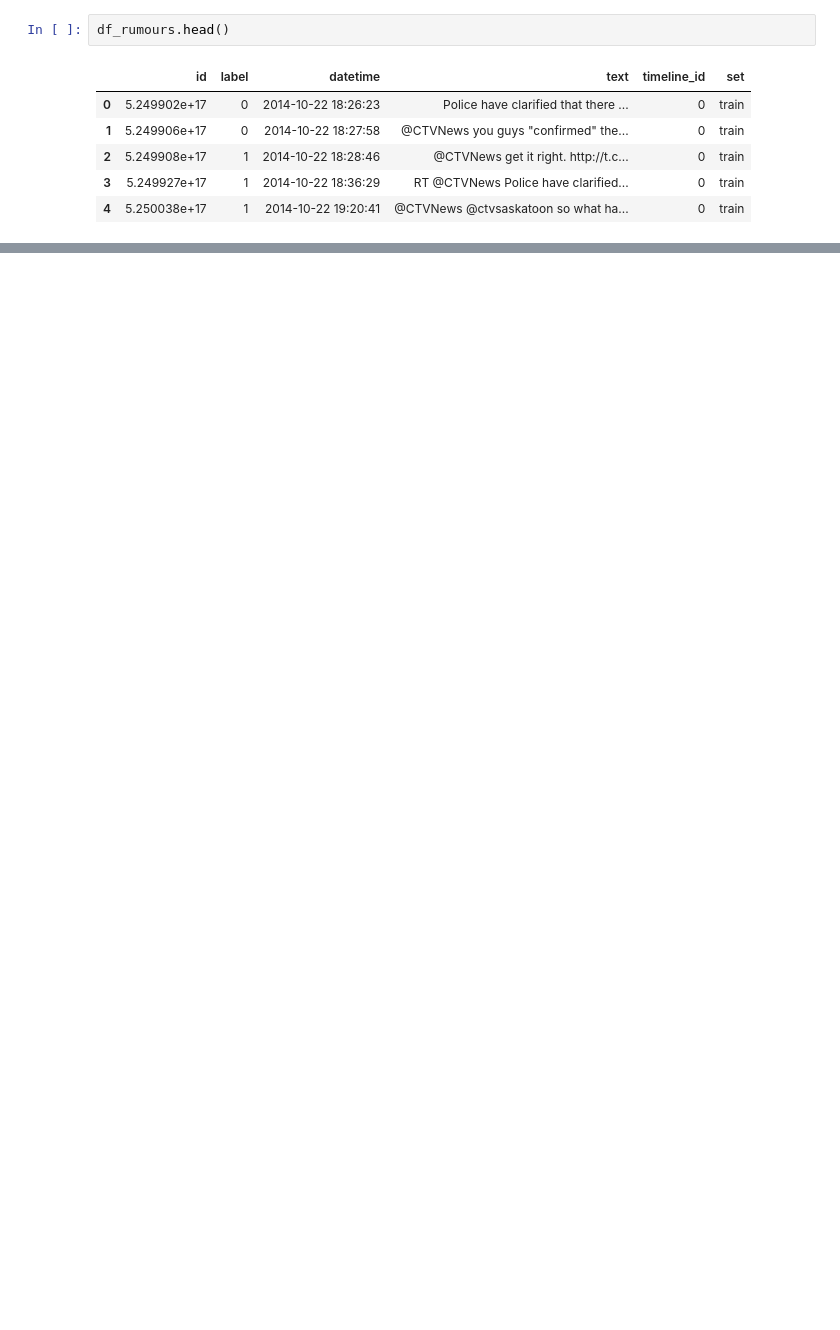
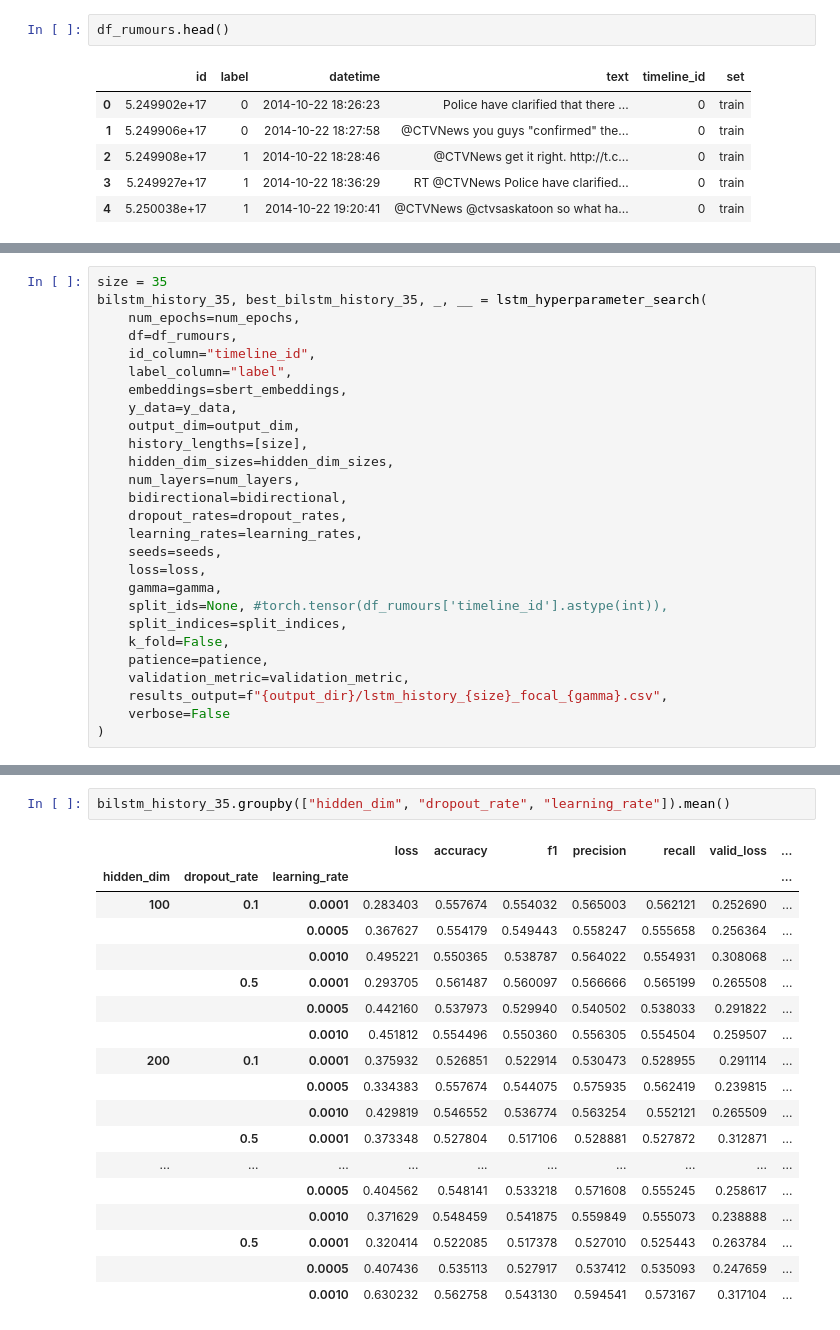
Before and after one commit to ttseriotou/sig-networks, a Jupyter notebook: notebooks/Rumours/rumours-baseline-bilstm.ipynb, the cells around one changed output, grey strips where cells are left out. Cells and saved outputs as stored; diff of their text form; blank space fills up the shorter version.

```diff
--- a/notebooks/Rumours/rumours-baseline-bilstm.ipynb
+++ b/notebooks/Rumours/rumours-baseline-bilstm.ipynb
@@ -132,0 +257,27 @@ array([0.53310587, 0.5369359 ])
+# %%
+size = 35
+bilstm_history_35, best_bilstm_history_35, _, __ = lstm_hyperparameter_search(
+    num_epochs=num_epochs,
+    df=df_rumours,
+    id_column="timeline_id",
+    label_column="label",
+    embeddings=sbert_embeddings,
+    y_data=y_data,
+    output_dim=output_dim,
+    history_lengths=[size],
+    hidden_dim_sizes=hidden_dim_sizes,
+    num_layers=num_layers,
+    bidirectional=bidirectional,
+    dropout_rates=dropout_rates,
+    learning_rates=learning_rates,
+    seeds=seeds,
+    loss=loss,
+    gamma=gamma,
+    split_ids=None, #torch.tensor(df_rumours['timeline_id'].astype(int)),
+    split_indices=split_indices,
+    k_fold=False,
+    patience=patience,
+    validation_metric=validation_metric,
+    results_output=f"{output_dir}/lstm_history_{size}_focal_{gamma}.csv",
+    verbose=False
+)
@@ -132,0 +294,21 @@ array([0.53310587, 0.5369359 ])
+# %%
+bilstm_history_35.groupby(["hidden_dim", "dropout_rate", "learning_rate"]).mean()
+# %% [output]
+|  |  |  | loss | accuracy | f1 | precision | recall | valid_loss | ... |
+| hidden_dim | dropout_rate | learning_rate |  |  |  |  |  |  | ... |
+| 100 | 0.1 | 0.0001 | 0.283403 | 0.557674 | 0.554032 | 0.565003 | 0.562121 | 0.252690 | ... |
+|  |  | 0.0005 | 0.367627 | 0.554179 | 0.549443 | 0.558247 | 0.555658 | 0.256364 | ... |
+|  |  | 0.0010 | 0.495221 | 0.550365 | 0.538787 | 0.564022 | 0.554931 | 0.308068 | ... |
+|  | 0.5 | 0.0001 | 0.293705 | 0.561487 | 0.560097 | 0.566666 | 0.565199 | 0.265508 | ... |
+|  |  | 0.0005 | 0.442160 | 0.537973 | 0.529940 | 0.540502 | 0.538033 | 0.291822 | ... |
+|  |  | 0.0010 | 0.451812 | 0.554496 | 0.550360 | 0.556305 | 0.554504 | 0.259507 | ... |
+| 200 | 0.1 | 0.0001 | 0.375932 | 0.526851 | 0.522914 | 0.530473 | 0.528955 | 0.291114 | ... |
+|  |  | 0.0005 | 0.334383 | 0.557674 | 0.544075 | 0.575935 | 0.562419 | 0.239815 | ... |
+|  |  | 0.0010 | 0.429819 | 0.546552 | 0.536774 | 0.563254 | 0.552121 | 0.265509 | ... |
+|  | 0.5 | 0.0001 | 0.373348 | 0.527804 | 0.517106 | 0.528881 | 0.527872 | 0.312871 | ... |
+| ... | ... | ... | ... | ... | ... | ... | ... | ... | ... |
+|  |  | 0.0005 | 0.404562 | 0.548141 | 0.533218 | 0.571608 | 0.555245 | 0.258617 | ... |
+|  |  | 0.0010 | 0.371629 | 0.548459 | 0.541875 | 0.559849 | 0.555073 | 0.238888 | ... |
+|  | 0.5 | 0.0001 | 0.320414 | 0.522085 | 0.517378 | 0.527010 | 0.525443 | 0.263784 | ... |
+|  |  | 0.0005 | 0.407436 | 0.535113 | 0.527917 | 0.537412 | 0.535093 | 0.247659 | ... |
+|  |  | 0.0010 | 0.630232 | 0.562758 | 0.543130 | 0.594541 | 0.573167 | 0.317104 | ... |
```
Also changed, not shown: parts of 57 cells of this notebook, 25 other files.
